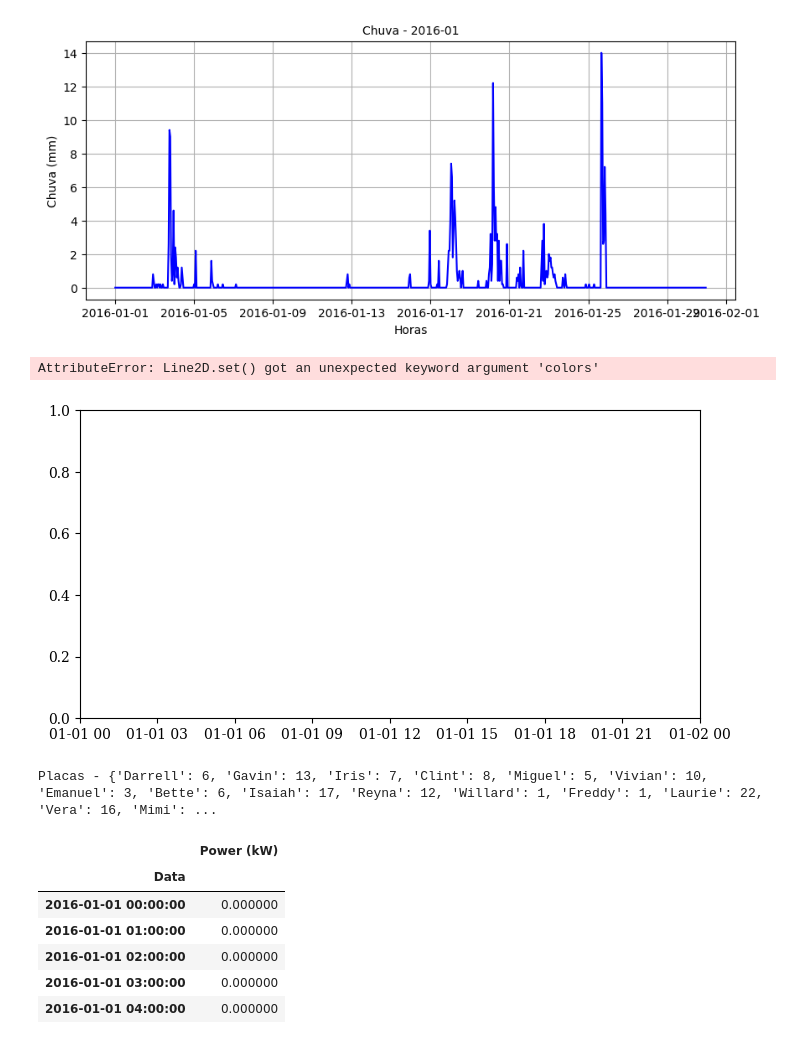
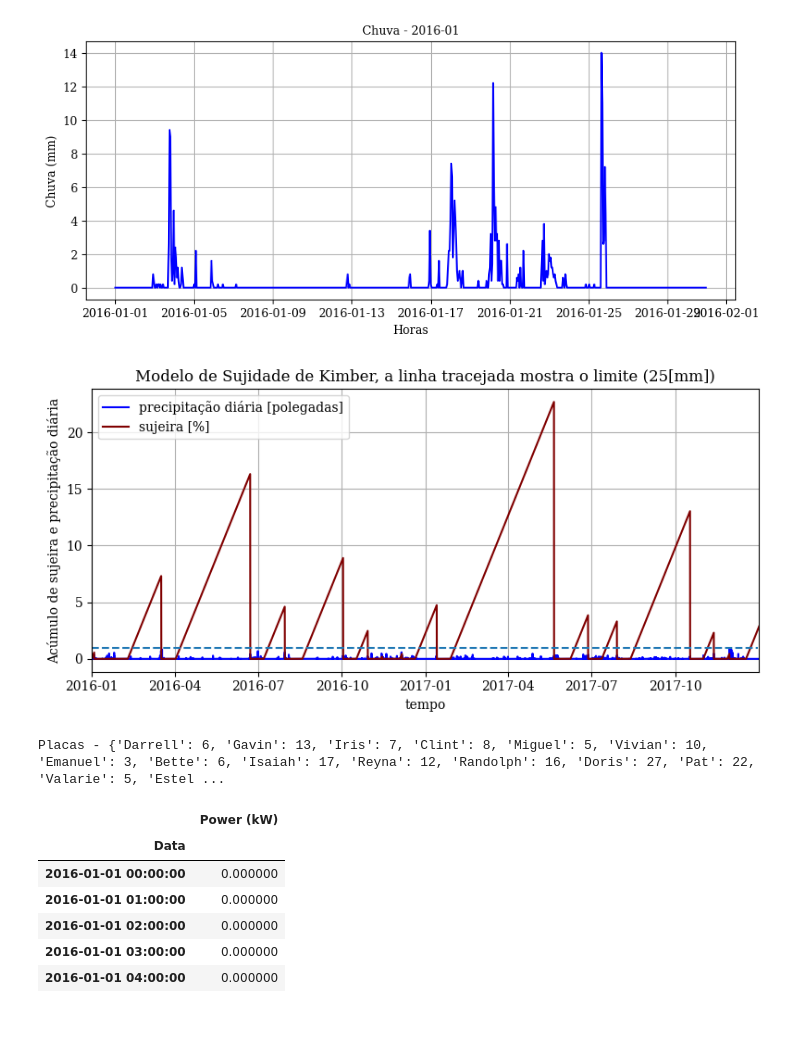
Before and after one commit to arthurcoelho442/Sujidade-e-Retorno-Economico-de-Baterias, a Jupyter notebook: atual copy 2.ipynb, the cells around one changed output. Saved outputs shown, nothing was run; the diff lists cells and outputs as text; code cells hidden in the pictures.

```diff
--- a/atual copy 2.ipynb
+++ b/atual copy 2.ipynb
@@ -70,7 +70,7 @@ def extract_user_name(file_name):
     return None
 
 # Número máximo de usuários que você quer processar
-max_users = 100  # Altere este valor para o número desejado
+max_users = 50  # Altere este valor para o número desejado
 
 defalt_users = [
     {
@@ -331,30 +331,28 @@ soiling_ratio_series = soiling_ratio_series.interpolate(method='time').ffill().b
 # %%
 from datetime import datetime
 plt.figure(figsize=(8,4))
 
 # daily rain totals
 daily_rain = DadosMet['chuva'].iloc[:]
-plt.plot(
-    daily_rain.index,               daily_rain.values/25.4,
-    soiling_ratio_series.index,     soiling_ratio_series.values*100.0, colors=['blue', 'maroon'])
+plt.plot(daily_rain.index, daily_rain.values/25.4, color='blue')
+plt.plot(soiling_ratio_series.index, soiling_ratio_series.values*100.0, color='maroon')
 plt.hlines(
     cleaning_threshold/25.4, xmin=datetime(2016, 1, 1), xmax=datetime(2017, 12, 31),
     linestyles='--')
 
 plt.grid()
 plt.title(
     f'Modelo de Sujidade de Kimber, a linha tracejada mostra o limite ({cleaning_threshold}[mm])')
 plt.xlabel('tempo')
 plt.ylabel('Acúmulo de sujeira e precipitação diária')
 plt.legend(['precipitação diária [polegadas]', 'sujeira [%]'])
 plt.tight_layout()
 
 plt.xlim(pd.Timestamp('2016-01-01 00:00:00'), pd.Timestamp('2017-12-31 23:00:00'))
 
 plt.show()
 # %% [output]
-AttributeError: Line2D.set() got an unexpected keyword argument 'colors'
-[figure, old version]
+[figure, new version]
 # %%
 #@title **Informações da placa**
 # https://www.neosolar.com.br/loja/painel-solar-fotovoltaico-280w-osda-oda280-30-p.html
@@ -383,7 +381,7 @@ for user in users:
     NPaineis[user] =  math.ceil((consumo_medio/(power_placa*ir_med*0.75*horas_exposto)))
 print(f"Placas - {NPaineis}")
 # %% [output]
-Placas - {'Darrell': 6, 'Gavin': 13, 'Iris': 7, 'Clint': 8, 'Miguel': 5, 'Vivian': 10, 'Emanuel': 3, 'Bette': 6, 'Isaiah': 17, 'Reyna': 12, 'Willard': 1, 'Freddy': 1, 'Laurie': 22, 'Vera': 16, 'Mimi': ...
+Placas - {'Darrell': 6, 'Gavin': 13, 'Iris': 7, 'Clint': 8, 'Miguel': 5, 'Vivian': 10, 'Emanuel': 3, 'Bette': 6, 'Isaiah': 17, 'Reyna': 12, 'Randolph': 16, 'Doris': 27, 'Pat': 22, 'Valarie': 5, 'Estel ...
 # %%
 #@title **Painel solar**
 base_power = []
```
Also changed, not shown: parts of 29 cells of this notebook, 23 other files.
